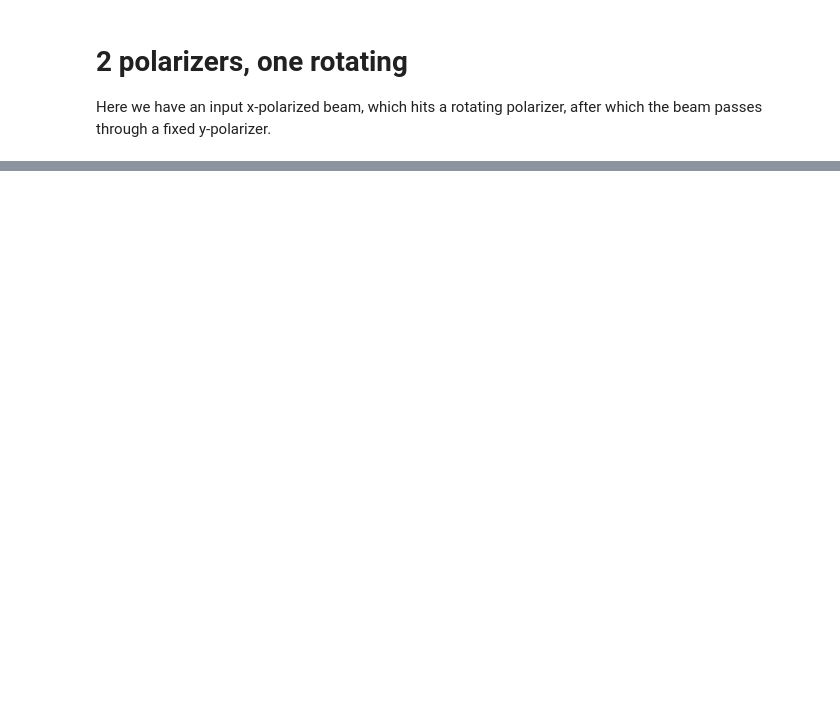
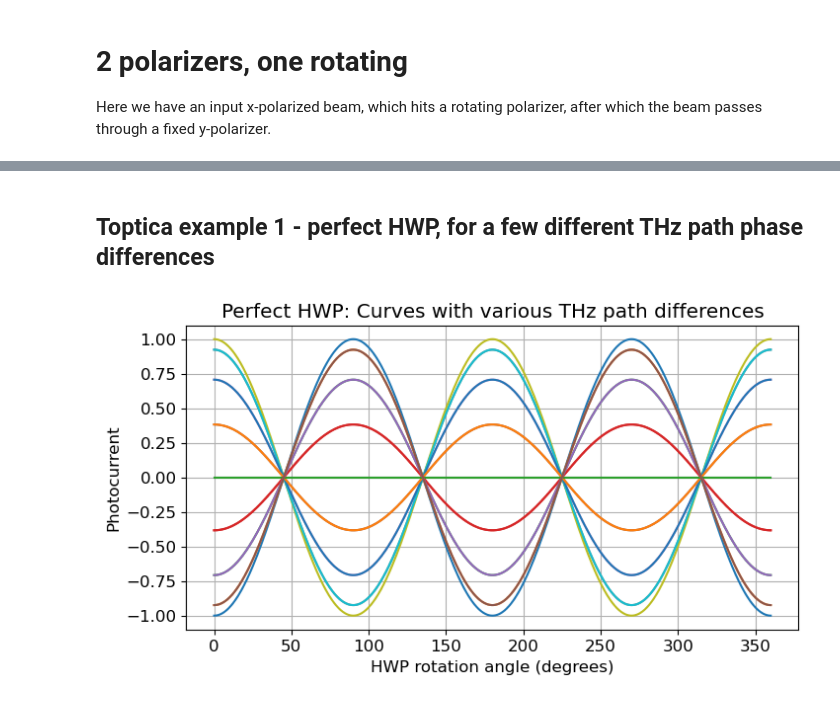
Before and after one commit to JohnRuhl/Tutorials, a Jupyter notebook: PolarizationMath.ipynb, the cells around one changed output, grey strips where cells are left out. Saved outputs shown, nothing was run; the diff lists cells and outputs as text; code cells hidden in the pictures; blank space fills up the shorter version.

Commit message:
added explanatory text and toptica section

```diff
--- a/PolarizationMath.ipynb
+++ b/PolarizationMath.ipynb
@@ -143,0 +232,52 @@ plt.grid()
+# %% [markdown]
+## Toptica example 1 - perfect HWP, for a few different THz path phase differences
+# %%
+
+Ein = np.array([[1],[0]])    # input polarized in x direction
+P1 = np.array([[1,0],[0,0]])  # Jones matrix for a horizontal polarizer (x direction)
+HWP = np.array( [[np.exp(1j*np.pi), 0],[0,1]])
+
+
+thetavec_deg = np.linspace(0,360,1000)
+
+deltaphivec = np.arange(0,2*np.pi, np.pi/8)
+#
+for deltaphi in deltaphivec:
+    Mphase = [ [ np.exp(1j*deltaphi), 0], [0, np.exp(1j*deltaphi)] ]
+    thetavec = thetavec_deg*np.pi/180.
+    Ivec = np.array([])
+    # Loop over input polarization angles.
+    for theta in thetavec:
+        # Build the rotation matrix
+        sint = np.sin(theta)
+        cost = np.cos(theta)
+        R = np.array([[cost, -sint],[sint, cost]])
+        Rinv = np.linalg.inv(R)
+
+        # Rotate E1 into the HWP's basis
+        E2 = np.matmul(R,Ein)
+        # Run E2 into the HWP
+        E3 = np.matmul(HWP,E2)
+        # Rotate back
+        E4 = np.matmul(Rinv,E3)
+
+        # Now put in the phase delay to both x and y components
+        E5 = np.matmul(Mphase,E4)
+
+        # Apply a final polarized detector
+        E6 = np.matmul(P1,E5)
+
+        # Calculate the photocurrent
+        Irec = np.real(np.vdot(Ein,E6))
+
+        # Save for plotting
+        Ivec = np.append(Ivec,Irec)
+    # Make a plot
+    plt.plot(thetavec_deg,Ivec)
+
+plt.xlabel('HWP rotation angle (degrees)')
+plt.ylabel('Photocurrent')
+plt.title('Perfect HWP: Curves with various THz path differences')
+plt.grid()
+# %% [output]
+[figure, added]
```
Also changed, not shown: parts of 10 cells of this notebook.
